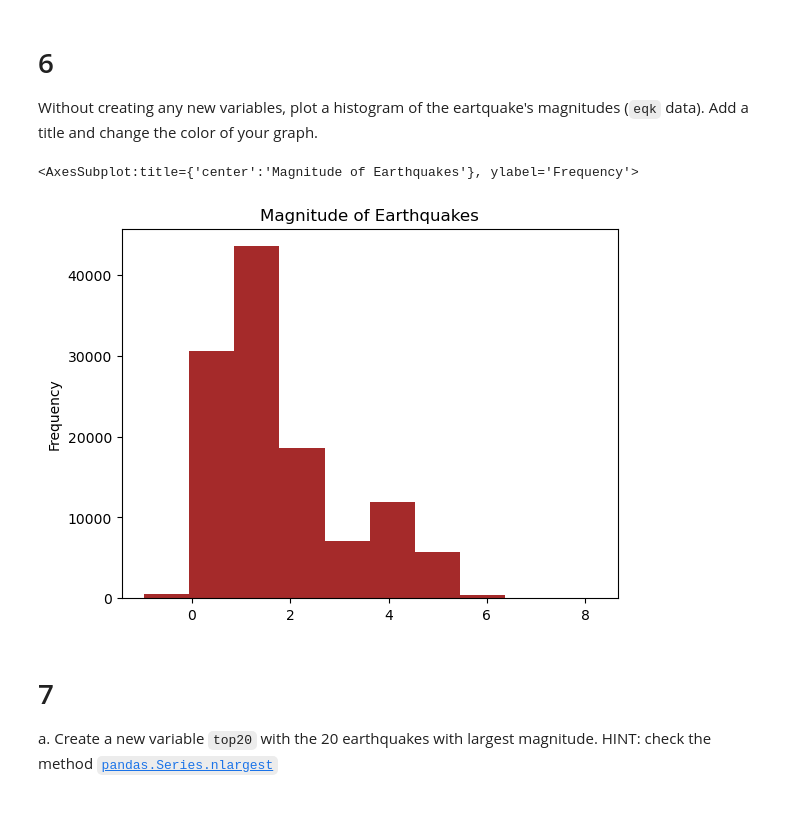
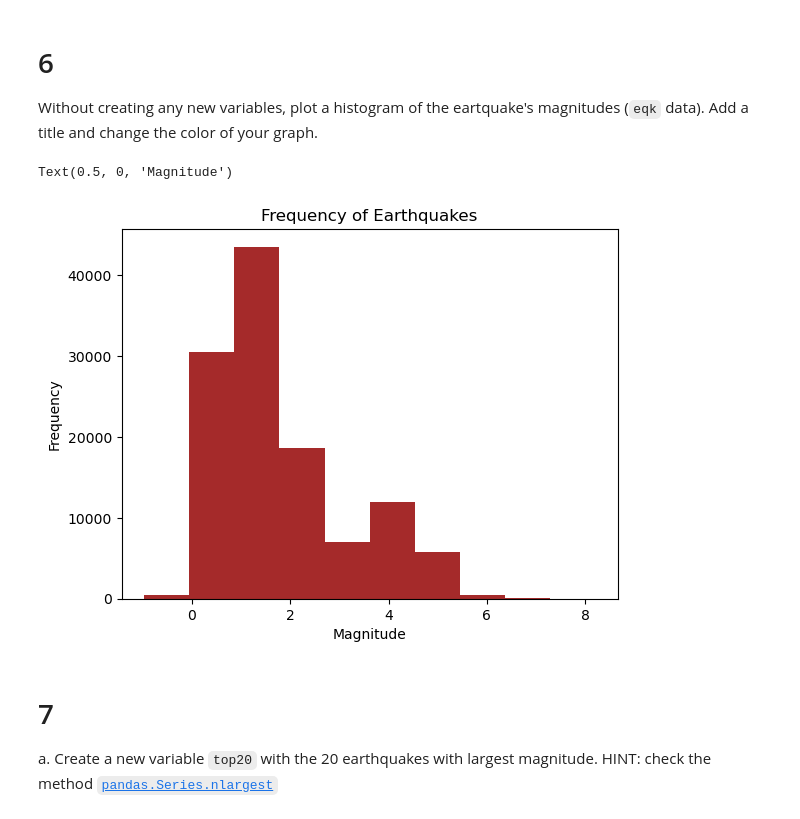
Before and after one commit to bgrazda/eds220-hwk1, a Jupyter notebook: hwk1-task3-earthquakes-Grazda.ipynb, the cells around one changed output. Cells and saved outputs as stored; diff of their text form; code cells hidden in the pictures.

```diff
--- a/hwk1-task3-earthquakes-Grazda.ipynb
+++ b/hwk1-task3-earthquakes-Grazda.ipynb
@@ -175,11 +174,11 @@ omitted_events
 Without creating any new variables, plot a histogram of the eartquake's magnitudes (`eqk` data). Add a title and change the color of your graph.
 # %%
 eqk['mag'].plot(kind = 'hist',
-               title = "Magnitude of Earthquakes",
-                color = 'brown')
+               title = "Frequency of Earthquakes",
+                color = 'brown').set_xlabel("Magnitude")
 # %% [output]
-<AxesSubplot:title={'center':'Magnitude of Earthquakes'}, ylabel='Frequency'>
+Text(0.5, 0, 'Magnitude')
-[figure, old version]
+[figure, new version]
 # %% [markdown]
 <!-- END QUESTION -->
 
```
Also changed, not shown: parts of 12 cells of this notebook, 1 other file.
